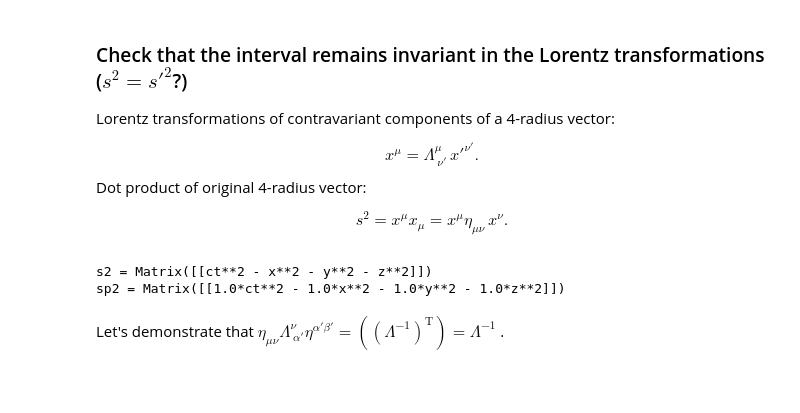
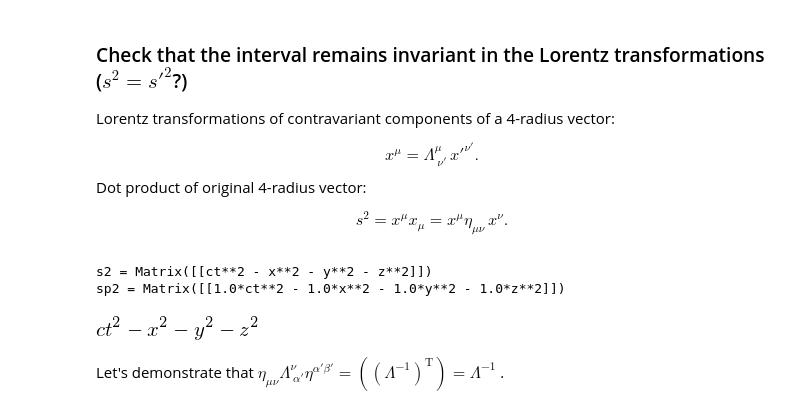
Before and after one commit to UVic-CompPhys/CompPhysLabs, a Jupyter notebook: MyLorentzTransform.ipynb, the cells around one changed output. Cells and saved outputs as stored; diff of their text form; code cells hidden in the pictures; blank space fills up the shorter version.

```diff
--- a/MyLorentzTransform.ipynb
+++ b/MyLorentzTransform.ipynb
@@ -168,6 +172,10 @@ print "sp2 =", sp2
 # %% [output]
 s2 = Matrix([[ct**2 - x**2 - y**2 - z**2]])
 sp2 = Matrix([[1.0*ct**2 - 1.0*x**2 - 1.0*y**2 - 1.0*z**2]])
+# %%
+(xt(-i)*xt(i)).data
+# %% [output]
+[figure, added]
 # %% [markdown]
 Let's demonstrate that $\eta_{\mu\nu}\Lambda^\nu_{\ \alpha'}\eta^{{\alpha'}{\beta'}} =
 ((\Lambda^{-1})^\mathrm{T}) = \Lambda^{-1}$.
```
Also changed, not shown: parts of 9 cells of this notebook.
